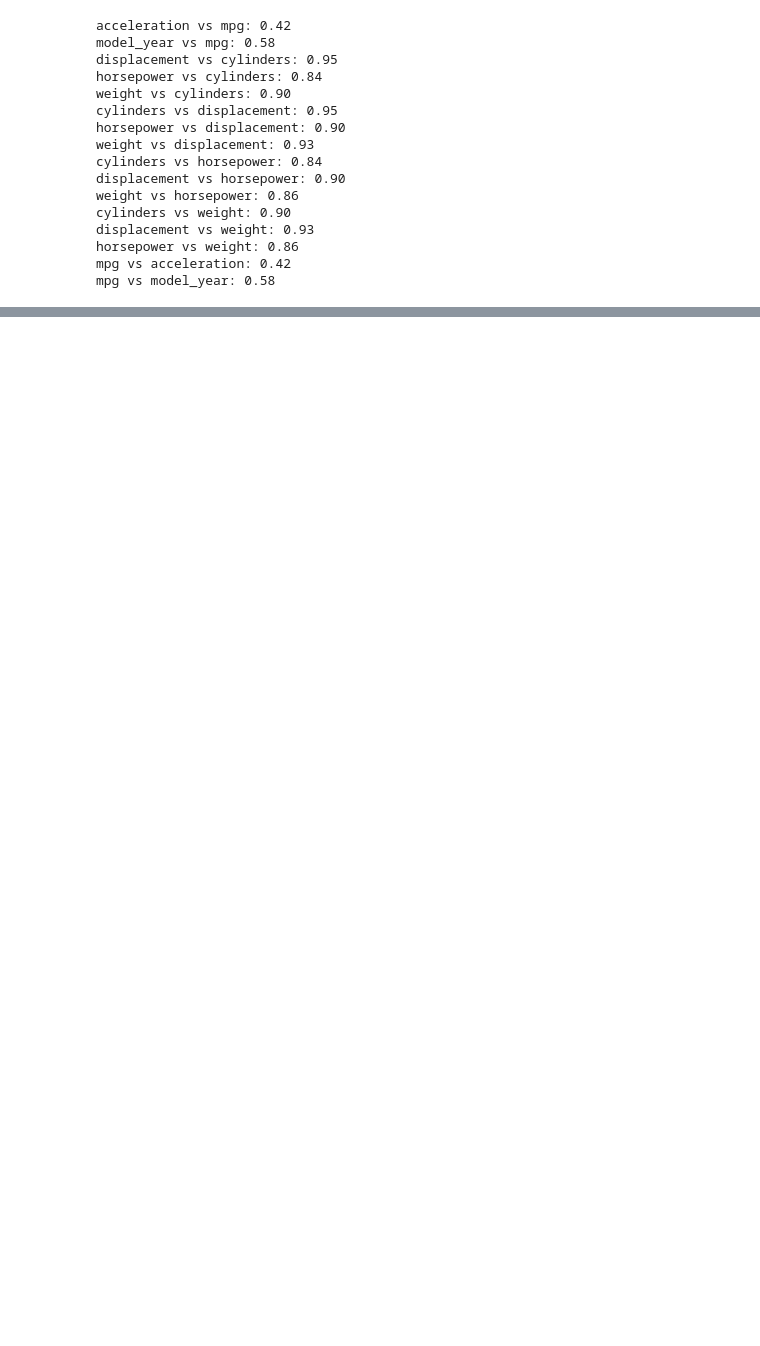
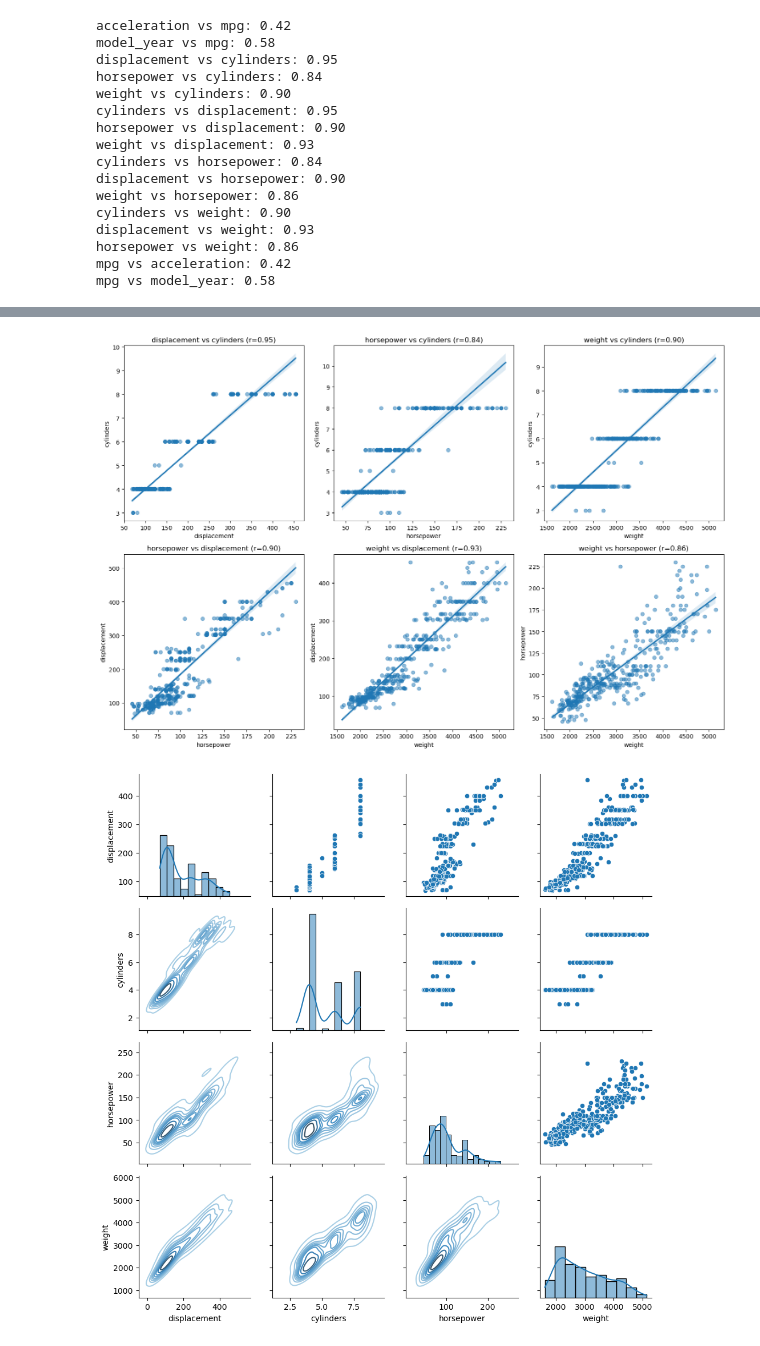
Before and after one commit to manishkumarmj/100_days_ml, a Jupyter notebook: ML_X/2_ML_algorithm/C_50_linear_regression/s_Auto_mpg.ipynb, the cells around one changed output, grey strips where cells are left out. Cells and saved outputs as stored; diff of their text form; code cells hidden in the pictures; blank space fills up the shorter version.

```diff
--- a/ML_X/2_ML_algorithm/C_50_linear_regression/s_Auto_mpg.ipynb
+++ b/ML_X/2_ML_algorithm/C_50_linear_regression/s_Auto_mpg.ipynb
@@ -47,0 +66,31 @@ mpg vs model_year: 0.58
+# %%
+# Create pair plots for high correlation pairs
+high_corr_pairs = [
+    ('displacement', 'cylinders'),
+    ('horsepower', 'cylinders'),
+    ('weight', 'cylinders'),
+    ('horsepower', 'displacement'),
+    ('weight', 'displacement'),
+    ('weight', 'horsepower')
+]
+
+# Method 1: Individual scatter plots with regression line
+fig, axes = plt.subplots(2, 3, figsize=(15, 10))
+axes = axes.ravel()
+
+for i, (x, y) in enumerate(high_corr_pairs):
+    sns.regplot(data=df, x=x, y=y, ax=axes[i], scatter_kws={'alpha':0.5})
+    axes[i].set_title(f'{x} vs {y} (r={df[x].corr(df[y]):.2f})')
+
+plt.tight_layout()
+plt.show()
+
+# Method 2: PairGrid for selected columns only
+g = sns.PairGrid(df[['displacement', 'cylinders', 'horsepower', 'weight']])
+g.map_upper(sns.scatterplot)
+g.map_lower(sns.kdeplot, cmap='Blues_d')
+g.map_diag(sns.histplot, kde=True)
+plt.show()
+# %% [output]
+[figure, added]
+[figure, added]
```
Also changed, not shown: parts of 20 cells of this notebook.
